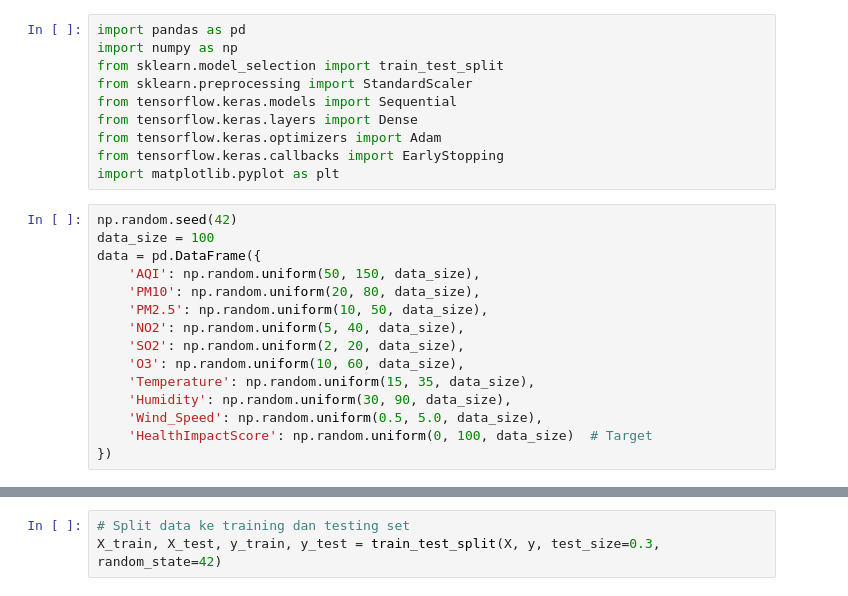
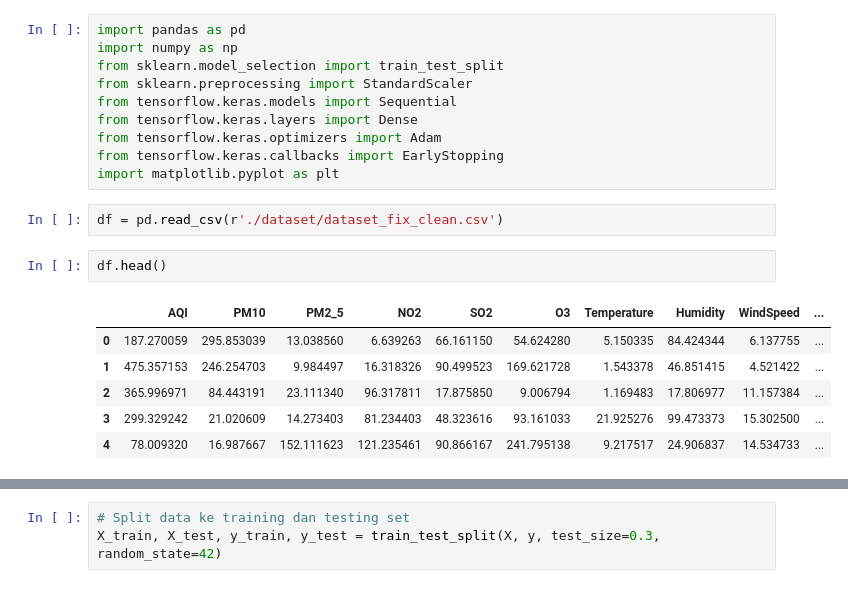
Before and after one commit to MuchBasroil/capstone-project-awair, a Jupyter notebook: Regresi Model.ipynb, the cells around one changed output, grey strips where cells are left out. Cells and saved outputs as stored; diff of their text form.

```diff
--- a/Regresi Model.ipynb
+++ b/Regresi Model.ipynb
@@ -9,17 +9,13 @@ from tensorflow.keras.optimizers import Adam
 from tensorflow.keras.callbacks import EarlyStopping
 import matplotlib.pyplot as plt
 # %%
-np.random.seed(42)
-data_size = 100
-data = pd.DataFrame({
-    'AQI': np.random.uniform(50, 150, data_size),
-    'PM10': np.random.uniform(20, 80, data_size),
-    'PM2.5': np.random.uniform(10, 50, data_size),
-    'NO2': np.random.uniform(5, 40, data_size),
-    'SO2': np.random.uniform(2, 20, data_size),
-    'O3': np.random.uniform(10, 60, data_size),
-    'Temperature': np.random.uniform(15, 35, data_size),
-    'Humidity': np.random.uniform(30, 90, data_size),
-    'Wind_Speed': np.random.uniform(0.5, 5.0, data_size),
-    'HealthImpactScore': np.random.uniform(0, 100, data_size)  # Target
-})
+df = pd.read_csv(r'./dataset/dataset_fix_clean.csv')
+# %%
+df.head()
+# %% [output]
+|  | AQI | PM10 | PM2_5 | NO2 | SO2 | O3 | Temperature | Humidity | WindSpeed | ... |
+| 0 | 187.270059 | 295.853039 | 13.038560 | 6.639263 | 66.161150 | 54.624280 | 5.150335 | 84.424344 | 6.137755 | ... |
+| 1 | 475.357153 | 246.254703 | 9.984497 | 16.318326 | 90.499523 | 169.621728 | 1.543378 | 46.851415 | 4.521422 | ... |
+| 2 | 365.996971 | 84.443191 | 23.111340 | 96.317811 | 17.875850 | 9.006794 | 1.169483 | 17.806977 | 11.157384 | ... |
+| 3 | 299.329242 | 21.020609 | 14.273403 | 81.234403 | 48.323616 | 93.161033 | 21.925276 | 99.473373 | 15.302500 | ... |
+| 4 | 78.009320 | 16.987667 | 152.111623 | 121.235461 | 90.866167 | 241.795138 | 9.217517 | 24.906837 | 14.534733 | ... |
```
Also changed, not shown: parts of 10 cells of this notebook.
